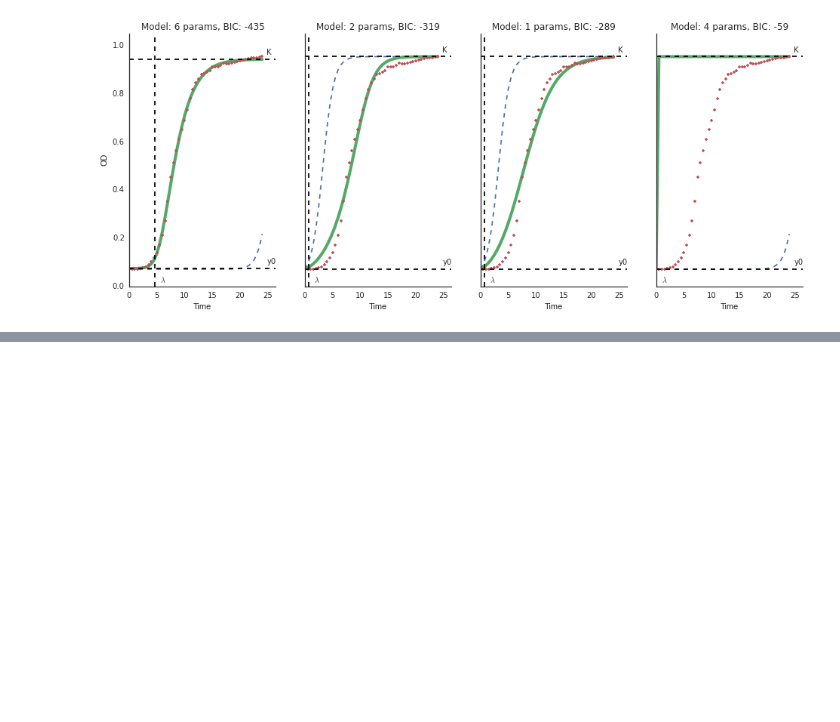
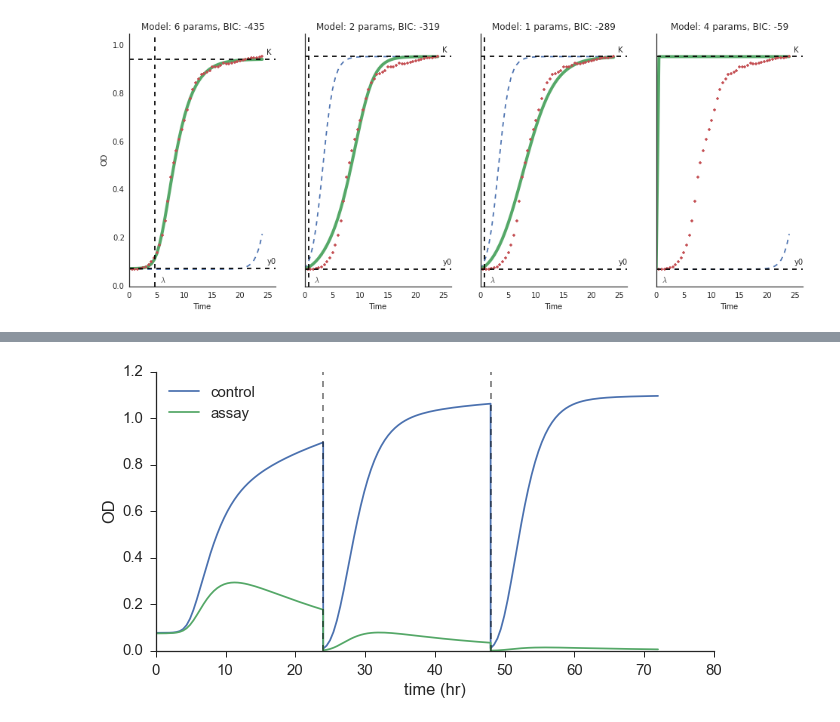
Before and after one commit to yoavram/curveball, a Jupyter notebook: Growth curve mat file.ipynb, the cells around one changed output, grey strips where cells are left out. Cells and saved outputs as stored; diff of their text form; code cells hidden in the pictures; blank space fills up the shorter version.

```diff
--- a/Growth curve mat file.ipynb
+++ b/Growth curve mat file.ipynb
@@ -454,0 +507,26 @@ print fit.fit_report()
+# %%
+y0_0,r_0,K_0,nu_0,q0_0,v_0 = get_params(control_fit)
+y0_1,r_1,K_1,nu_1,q0_1,v_1 = get_params(assay_fit)
+t = np.array([0])
+y = np.array([[y0_0,y0_1]])
+cycle_len = 24
+min_y = 1e-4
+solver = odespy.RungeKutta4(lambda y,t: dydt(y, t, (r_0,r_1), (K_0,K_1), (nu_0,nu_1), (q0_0,q0_1), (v_0,v_1) ))
+
+while y0_0 > min_y and y0_1 > min_y:
+    solver.set_initial_condition((y0_0,y0_1))
+    t_ = np.linspace(t.max(), t.max() + cycle_len)
+    y_,t_ = solver.solve(t_)
+    t = np.concatenate((t,t_))
+    y = np.concatenate((y,y_))
+    y0_0,y0_1 = y[-1,:]/100.
+
+fig, ax = subplots(1,1,figsize=(10,5))
+ax.plot(t,y)
+ax.set_xlabel('time (hr)')
+ax.set_ylabel('OD')
+ax.legend(labels=['control','assay'], loc='best')
+sns.despine();
+[axvline(x=x, color='k', ls='--', alpha=0.5) for x in np.arange(0, t.max(), cycle_len)];
+# %% [output]
+[figure, added]
```
Also changed, not shown: parts of 17 cells of this notebook.
